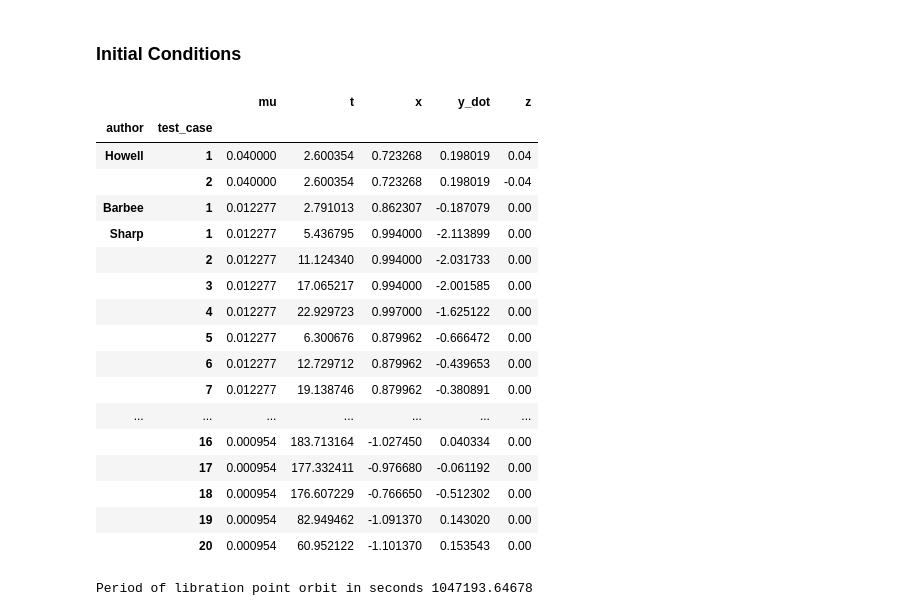
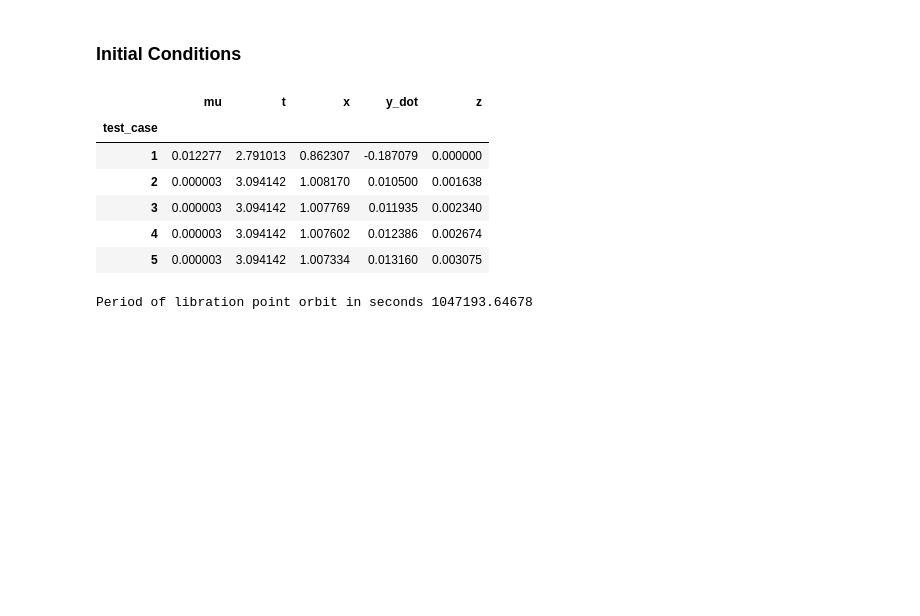
Before and after one commit to aerosara/thesis, a Jupyter notebook: notebooks/Waypoint Traveling.ipynb, the cells around one changed output. Drawn from its saved outputs; the diff is of its cells as text; code cells hidden in the pictures; blank space fills up the shorter version.

```diff
--- a/notebooks/Waypoint Traveling.ipynb
+++ b/notebooks/Waypoint Traveling.ipynb
@@ -45,53 +45,41 @@ from thesis_functions.astro import BuildRICFrames, BuildVNBFrames, ConvertOffset
 # %%
 
 # Set initial conditions for the target satellite
 
 # The initial condition DataFrame contains initial conditions from Barbee, Howell, and Sharp
 
 # Barbee's initial conditions are a planar (Lyapunov) orbit at Earth/Moon L1
 
 # Each initial_condition_set has attributes: author, test_case, mu, x, z, y_dot, t
-initial_condition_set = initial_condition_sets.loc["Barbee", 1]
+initial_condition_set = initial_condition_sets.loc['Barbee', 1]
 
 mu = initial_condition_set.mu
 
 # target_initial_state is passed to the odeint functions, so it needs to have exactly these 6 elements in the correct order
 target_initial_state = pd.Series({
     'x':     initial_condition_set.x,
     'y':     0.0,
     'z':     initial_condition_set.z,
     'x_dot': 0.0,
     'y_dot': initial_condition_set.y_dot,
     'z_dot': 0.0})
 
 # reassign so that the series maintains the required order for its values
 target_initial_state = target_initial_state.loc[['x', 'y', 'z', 'x_dot', 'y_dot', 'z_dot']]
 
 # TODO: start target satellite from different points along its orbit.
 #       Look at how delta-V changes; also maybe linear relmo will be a better approximation along other parts of the orbit.
 
-initial_condition_sets
-# initial_condition_sets.loc['Barbee']
-# initial_condition_sets.loc['Barbee', 1].x
+#initial_condition_sets
+initial_condition_sets.loc['Barbee']
 # %% [output]
-|  |  | mu | t | x | y_dot | z |
-| author | test_case |  |  |  |  |  |
-| Howell | 1 | 0.040000 | 2.600354 | 0.723268 | 0.198019 | 0.04 |
-|  | 2 | 0.040000 | 2.600354 | 0.723268 | 0.198019 | -0.04 |
-| Barbee | 1 | 0.012277 | 2.791013 | 0.862307 | -0.187079 | 0.00 |
-| Sharp | 1 | 0.012277 | 5.436795 | 0.994000 | -2.113899 | 0.00 |
-|  | 2 | 0.012277 | 11.124340 | 0.994000 | -2.031733 | 0.00 |
-|  | 3 | 0.012277 | 17.065217 | 0.994000 | -2.001585 | 0.00 |
-|  | 4 | 0.012277 | 22.929723 | 0.997000 | -1.625122 | 0.00 |
-|  | 5 | 0.012277 | 6.300676 | 0.879962 | -0.666472 | 0.00 |
-|  | 6 | 0.012277 | 12.729712 | 0.879962 | -0.439653 | 0.00 |
-|  | 7 | 0.012277 | 19.138746 | 0.879962 | -0.380891 | 0.00 |
-| ... | ... | ... | ... | ... | ... | ... |
-|  | 16 | 0.000954 | 183.713164 | -1.027450 | 0.040334 | 0.00 |
-|  | 17 | 0.000954 | 177.332411 | -0.976680 | -0.061192 | 0.00 |
-|  | 18 | 0.000954 | 176.607229 | -0.766650 | -0.512302 | 0.00 |
-|  | 19 | 0.000954 | 82.949462 | -1.091370 | 0.143020 | 0.00 |
-|  | 20 | 0.000954 | 60.952122 | -1.101370 | 0.153543 | 0.00 |
+|  | mu | t | x | y_dot | z |
+| test_case |  |  |  |  |  |
+| 1 | 0.012277 | 2.791013 | 0.862307 | -0.187079 | 0.000000 |
+| 2 | 0.000003 | 3.094142 | 1.008170 | 0.010500 | 0.001638 |
+| 3 | 0.000003 | 3.094142 | 1.007769 | 0.011935 | 0.002340 |
+| 4 | 0.000003 | 3.094142 | 1.007602 | 0.012386 | 0.002674 |
+| 5 | 0.000003 | 3.094142 | 1.007334 | 0.013160 | 0.003075 |
 # %%
 
 # RLP_properties will have attributes: X1, X2, L1, L2, L3, L4, L5
```
Also changed, not shown: parts of 4 cells of this notebook, 3 other files.
